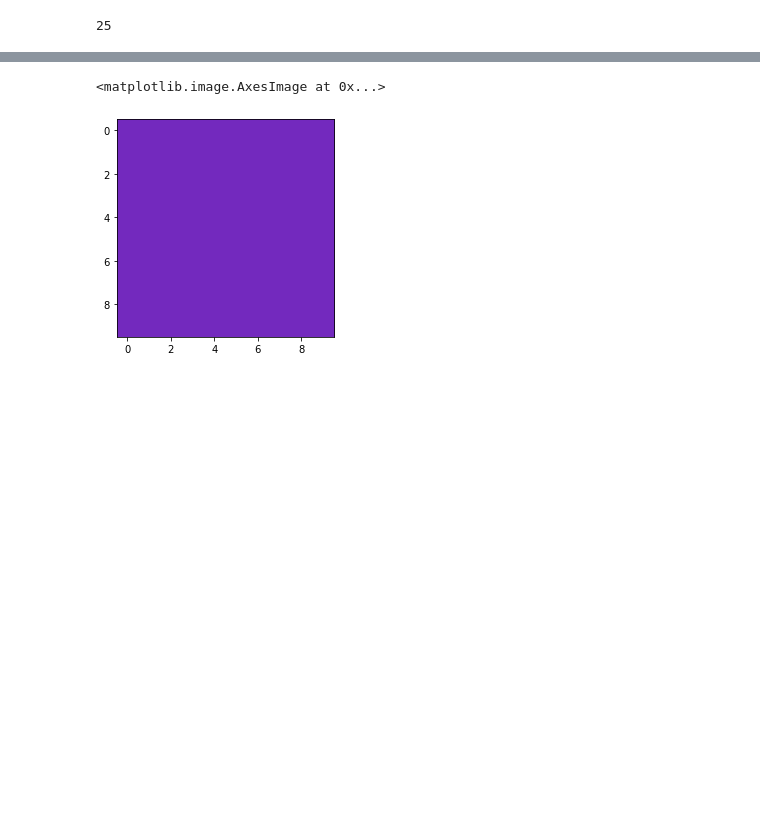
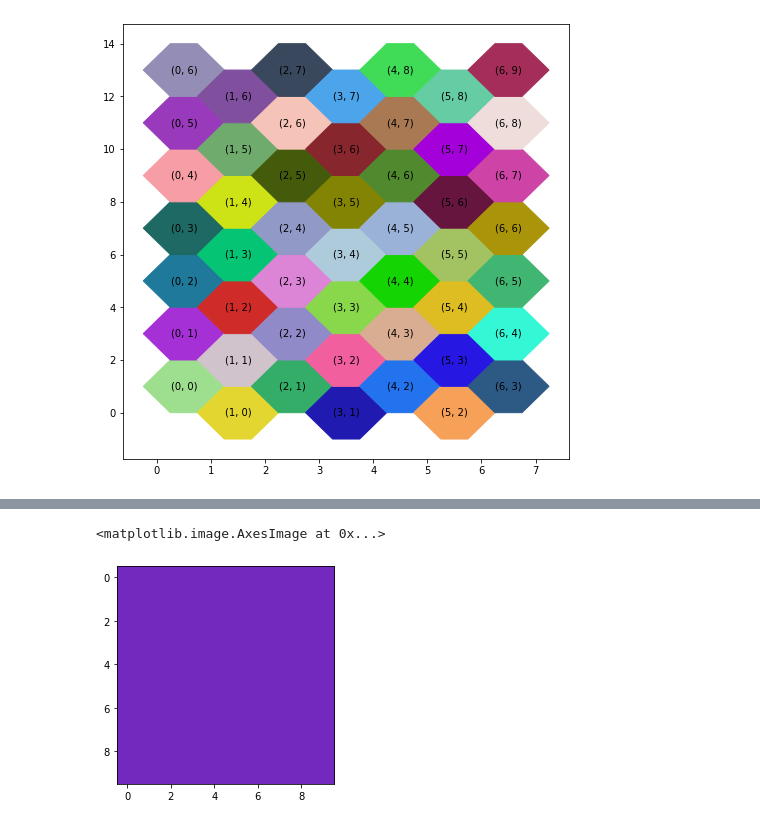
Before and after one commit to jthorniley/notebooks, a Jupyter notebook: Hex Coordinates.ipynb, the cells around one changed output, grey strips where cells are left out. Cells and saved outputs as stored; diff of their text form; code cells hidden in the pictures; blank space fills up the shorter version.

```diff
--- a/Hex Coordinates.ipynb
+++ b/Hex Coordinates.ipynb
@@ -97,11 +77,40 @@ ax.imshow(img,origin='lower', extent=(0,7,0,14), aspect=0.5)
+# %%
+def plot_hex(ax, i, j):
+    x, y = axial_to_world(i, j)
+    color = color_for_hex(i, j)
+    h=2
+    w=1
+    p=0.5
+    points = np.array([
+        [w/4+p,0],
+        [w/4, h/2],
+        [-w/4, h/2],
+        [-w/4-p, 0],
+        [-w/4, -h/2],
+        [w/4, -h/2],
+        [w/4+p,0]
+    ])+np.array([x+w/2,y+h/2])
+    ax.fill(*points.transpose(), color=color)
+    ax.annotate(f'{i, j}', (x+w/2, y+h/2), horizontalalignment='center', verticalalignment='center')
+
+def axial_to_world(i, j):
+    x = np.float(i)
+    y = np.float(2*j + i%2 - 2*((i+1)//2))
+    return x,y
+
+fig = plt.figure(figsize=(8,8))
+ax = plt.subplot()
+
+for i in range(0, 7):
+    for j in range(0, 7):
+        j = j + i//2
+        plot_hex(ax, i, j)
+# %% [output]
+[figure, added]
 # %%
 h=np.cos(np.deg2rad(30))
 p=np.sin(np.deg2rad(30))
 w = (1-p)
-# %%
-np.sum([23, 2])
-# %% [output]
-25
 # %%
 world_to_axial(0.0,2.0)
 # %% [output]
```
Also changed, not shown: parts of 15 cells of this notebook, 1 other file.
